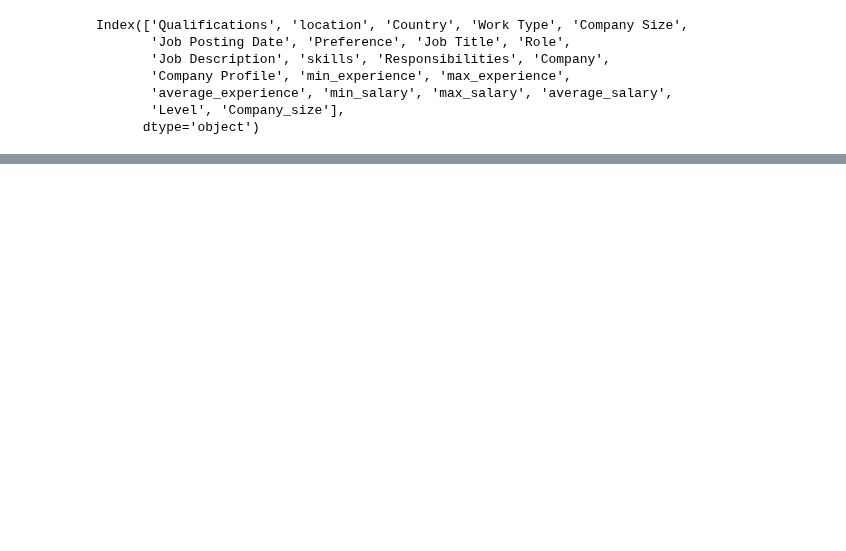
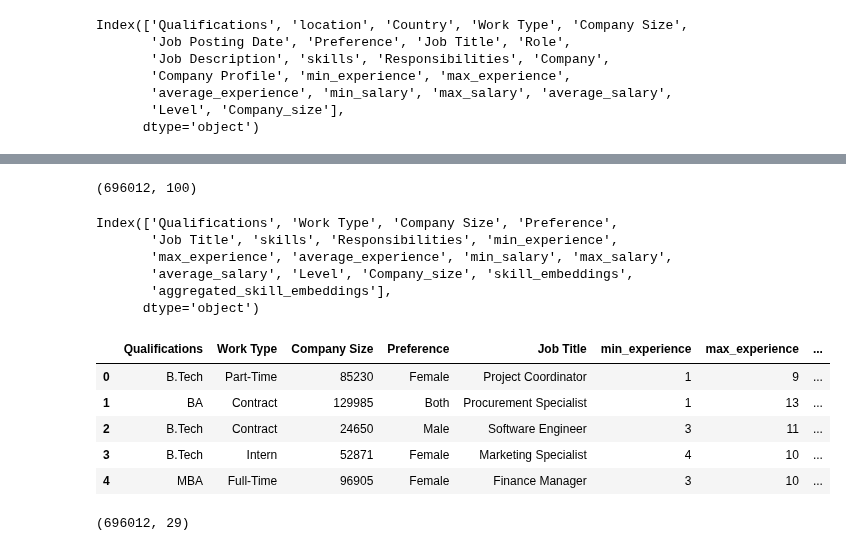
Before and after one commit to RawatRahul14/HR-Tech-Model, a Jupyter notebook: Research/04-Feature_engineering.ipynb, the cells around one changed output, grey strips where cells are left out. Cells and saved outputs as stored; diff of their text form; code cells hidden in the pictures; blank space fills up the shorter version.

```diff
--- a/Research/04-Feature_engineering.ipynb
+++ b/Research/04-Feature_engineering.ipynb
@@ -155,0 +179,49 @@ data = pd.get_dummies(dataset, columns = ["skills"])
+# %%
+def get_skill_embedding(skill, embeddings_index, embedding_dim=100):
+    return embeddings_index.get(skill, np.zeros(embedding_dim))
+
+# Create embeddings for each skill
+dataset['skill_embeddings'] = dataset['skills'].apply(lambda skills:
+    [get_skill_embedding(skill, glove_embeddings) for skill in skills])
+# %%
+def aggregate_embeddings(skill_embeddings):
+    if len(skill_embeddings) == 0:
+        return np.zeros(len(skill_embeddings[0]))
+    return np.mean(skill_embeddings, axis=0)
+# %%
+# Aggregate embeddings for each job posting
+dataset['aggregated_skill_embeddings'] = dataset['skill_embeddings'].apply(aggregate_embeddings)
+
+# Convert the aggregated skill embeddings into a matrix
+embeddings_matrix = np.vstack(dataset['aggregated_skill_embeddings'].values)
+
+# Display the shape of the embeddings matrix
+print(embeddings_matrix.shape)
+
+dataset['aggregated_skill_embeddings'] = dataset['aggregated_skill_embeddings'].apply(aggregate_embeddings)
+# %% [output]
+(696012, 100)
+# %%
+dataset.columns
+# %% [output]
+Index(['Qualifications', 'Work Type', 'Company Size', 'Preference',
+       'Job Title', 'skills', 'Responsibilities', 'min_experience',
+       'max_experience', 'average_experience', 'min_salary', 'max_salary',
+       'average_salary', 'Level', 'Company_size', 'skill_embeddings',
+       'aggregated_skill_embeddings'],
+      dtype='object')
+# %%
+cols = ["Qualifications", "Work Type", "Company Size", "Preference", "Job Title",
+        "min_experience","max_experience", "average_experience", "min_salary",
+        "max_salary","average_salary", "Level", "Company_size", "aggregated_skill_embeddings"]
+
+dataset = dataset[cols]
+# %%
+dataset.head()
+# %% [output]
+|  | Qualifications | Work Type | Company Size | Preference | Job Title | min_experience | max_experience | ... |
+| 0 | B.Tech | Part-Time | 85230 | Female | Project Coordinator | 1 | 9 | ... |
+| 1 | BA | Contract | 129985 | Both | Procurement Specialist | 1 | 13 | ... |
+| 2 | B.Tech | Contract | 24650 | Male | Software Engineer | 3 | 11 | ... |
+| 3 | B.Tech | Intern | 52871 | Female | Marketing Specialist | 4 | 10 | ... |
+| 4 | MBA | Full-Time | 96905 | Female | Finance Manager | 3 | 10 | ... |
@@ -156 +233,18 @@ data = pd.get_dummies(dataset, columns = ["skills"])
+# %%
+# Apply one-hot encoding
+one_hot = pd.get_dummies(dataset[["Qualifications", "Work Type", "Preference"]])
+
+# Apply label encoding to other categorical columns
+label_encoders = {}
+for col in ["Company Size", "Level", "Company_size"]:
+    le = LabelEncoder()
+    dataset[col] = le.fit_transform(dataset[col].astype(str))
+    label_encoders[col] = le
+
+# Combine one-hot encoded columns with the label encoded columns
+df_encoded = pd.concat([dataset.drop(columns=["Qualifications", "Work Type", "Preference"]), one_hot], axis=1)
+
+print(df_encoded.shape)
+# %% [output]
+(696012, 29)
 # %%
```
Also changed, not shown: parts of 10 cells of this notebook, 3 other files.
